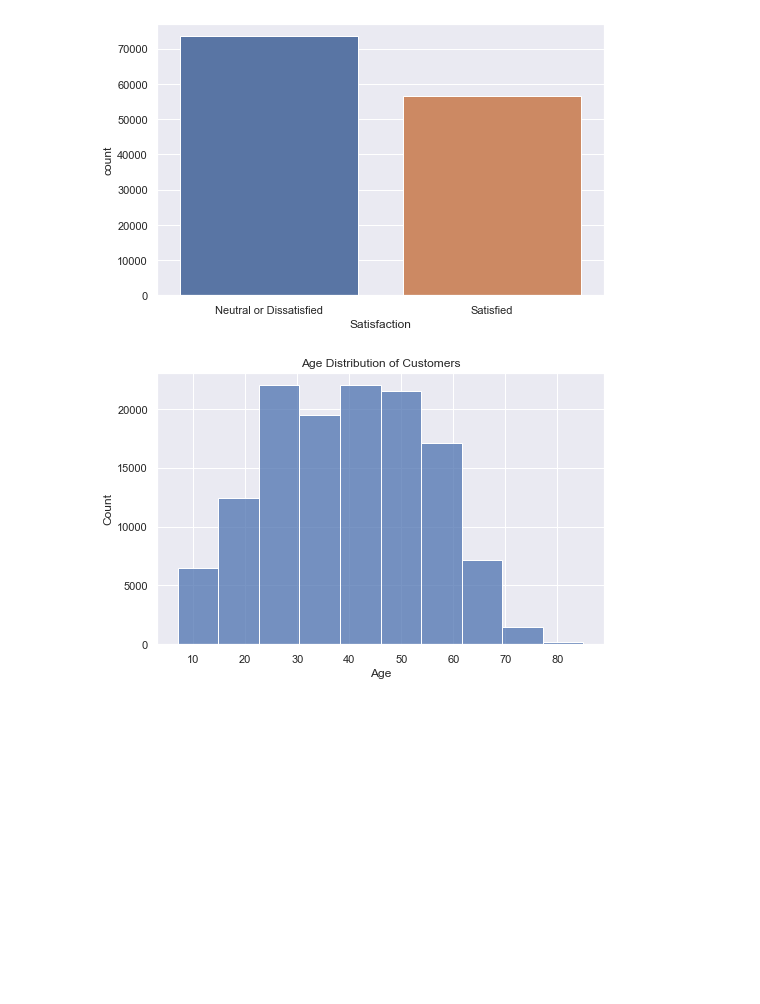
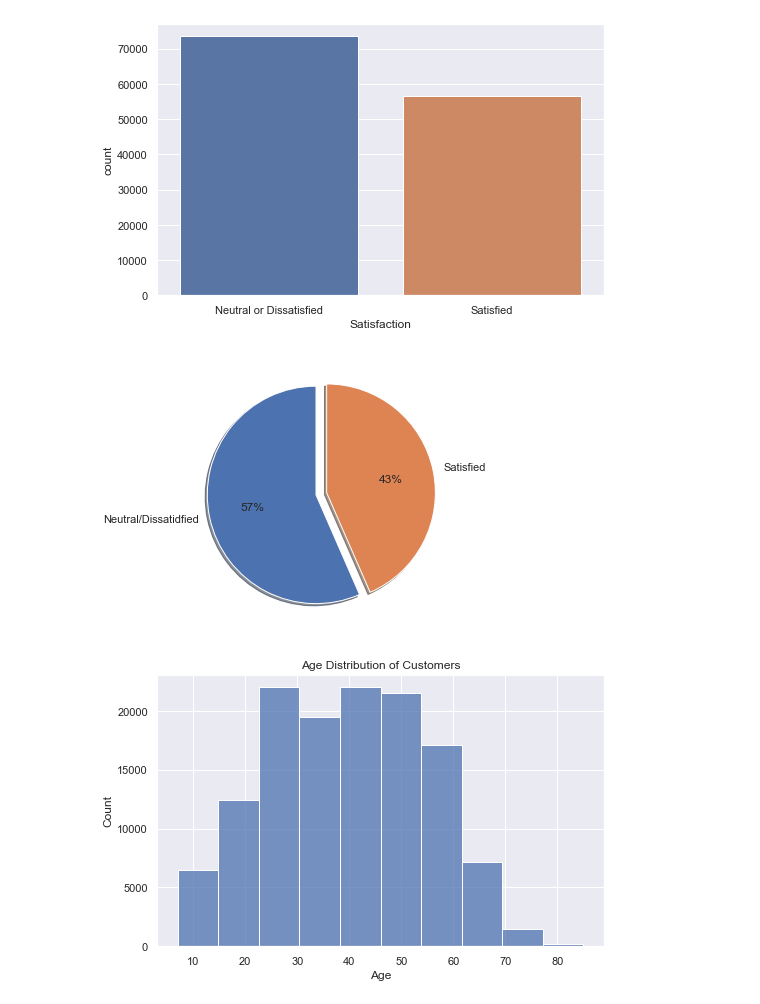
Before and after one commit to techie-grace/Airplane-Customer-Satisfaction, a Jupyter notebook: Aiplane Analysis.ipynb, the cells around one changed output. Saved outputs shown, nothing was run; the diff lists cells and outputs as text; code cells hidden in the pictures; blank space fills up the shorter version.

Commit message:
New visualization

```diff
--- a/Aiplane Analysis.ipynb
+++ b/Aiplane Analysis.ipynb
@@ -212,6 +212,14 @@ sns.countplot(x="Satisfaction", data=data)
 sns.set(rc = {'figure.figsize':(8,5)})
 # %% [output]
 [figure]
+# %%
+data_1 = data.Satisfaction.value_counts()
+labels = ["Neutral/Dissatidfied", "Satisfied"]
+plt.pie(data_1, labels=labels,autopct = '%0.0f%%', explode=(0,0.1), shadow=True, startangle=90)
+sns.set(rc = {'figure.figsize':(8,5)})
+plt.show()
+# %% [output]
+[figure, added]
 # %%
 sns.histplot(data, x="Age",bins=10)
 sns.set(rc = {'figure.figsize':(8,5)})
```
Also changed, not shown: parts of 7 cells of this notebook.
